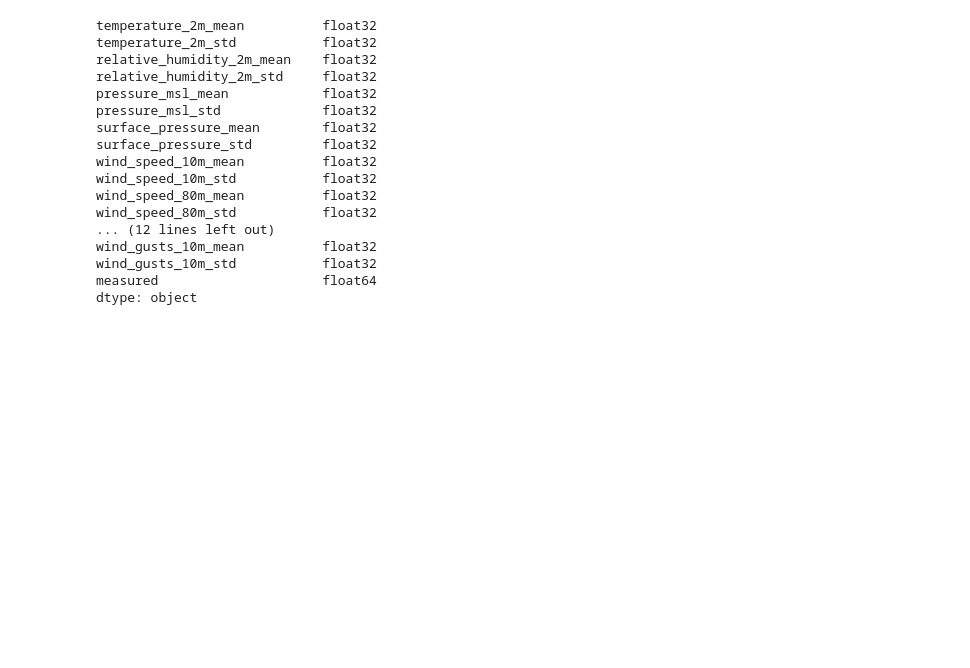
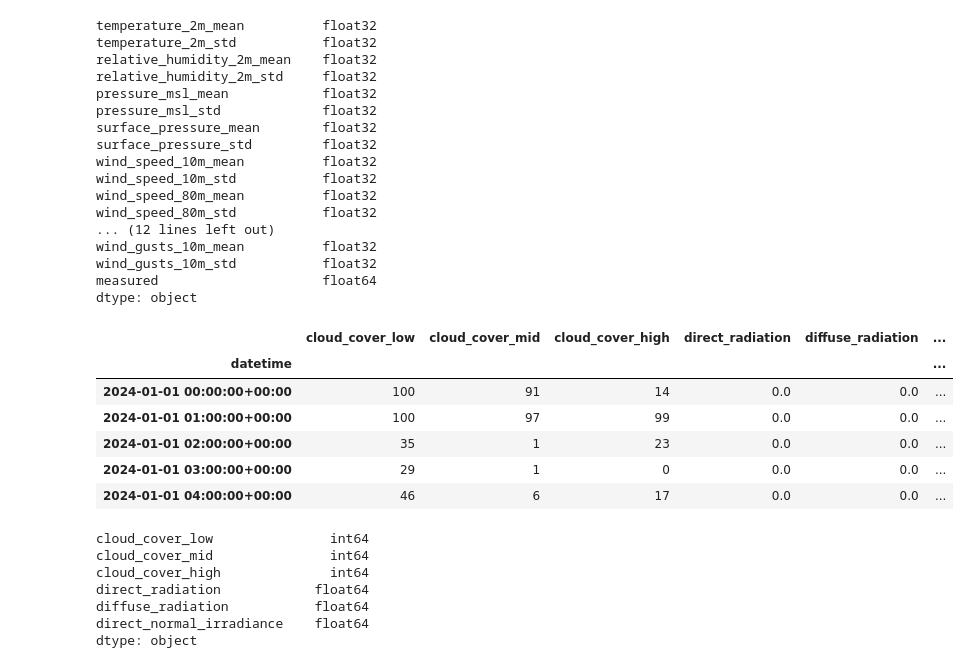
Before and after one commit to MatteoPerfetti/ETHachi-TSFM, a Jupyter notebook: inspect_data.ipynb, the cells around one changed output. Cells and saved outputs as stored; diff of their text form; code cells hidden in the pictures; blank space fills up the shorter version.

```diff
--- a/inspect_data.ipynb
+++ b/inspect_data.ipynb
@@ -63,3 +63,27 @@ wind_gusts_10m_mean          float32
 wind_gusts_10m_std           float32
 measured                     float64
 dtype: object
+# %%
+import pandas as pd
+
+weather_path = "C:\\Users\\Felix Privat\\Documents\\ETHachi-TSFM\\data\\weather\\PT1H_20240101_20240131T.parquet"
+
+df = pd.read_parquet(weather_path)
+
+display(df.head())
+print(df.dtypes)
+# %% [output]
+|  | cloud_cover_low | cloud_cover_mid | cloud_cover_high | direct_radiation | diffuse_radiation | ... |
+| datetime |  |  |  |  |  | ... |
+| 2024-01-01 00:00:00+00:00 | 100 | 91 | 14 | 0.0 | 0.0 | ... |
+| 2024-01-01 01:00:00+00:00 | 100 | 97 | 99 | 0.0 | 0.0 | ... |
+| 2024-01-01 02:00:00+00:00 | 35 | 1 | 23 | 0.0 | 0.0 | ... |
+| 2024-01-01 03:00:00+00:00 | 29 | 1 | 0 | 0.0 | 0.0 | ... |
+| 2024-01-01 04:00:00+00:00 | 46 | 6 | 17 | 0.0 | 0.0 | ... |
+cloud_cover_low               int64
+cloud_cover_mid               int64
+cloud_cover_high              int64
+direct_radiation            float64
+diffuse_radiation           float64
+direct_normal_irradiance    float64
+dtype: object
```
Also changed, not shown: parts of 4 cells of this notebook, 17 other files.
